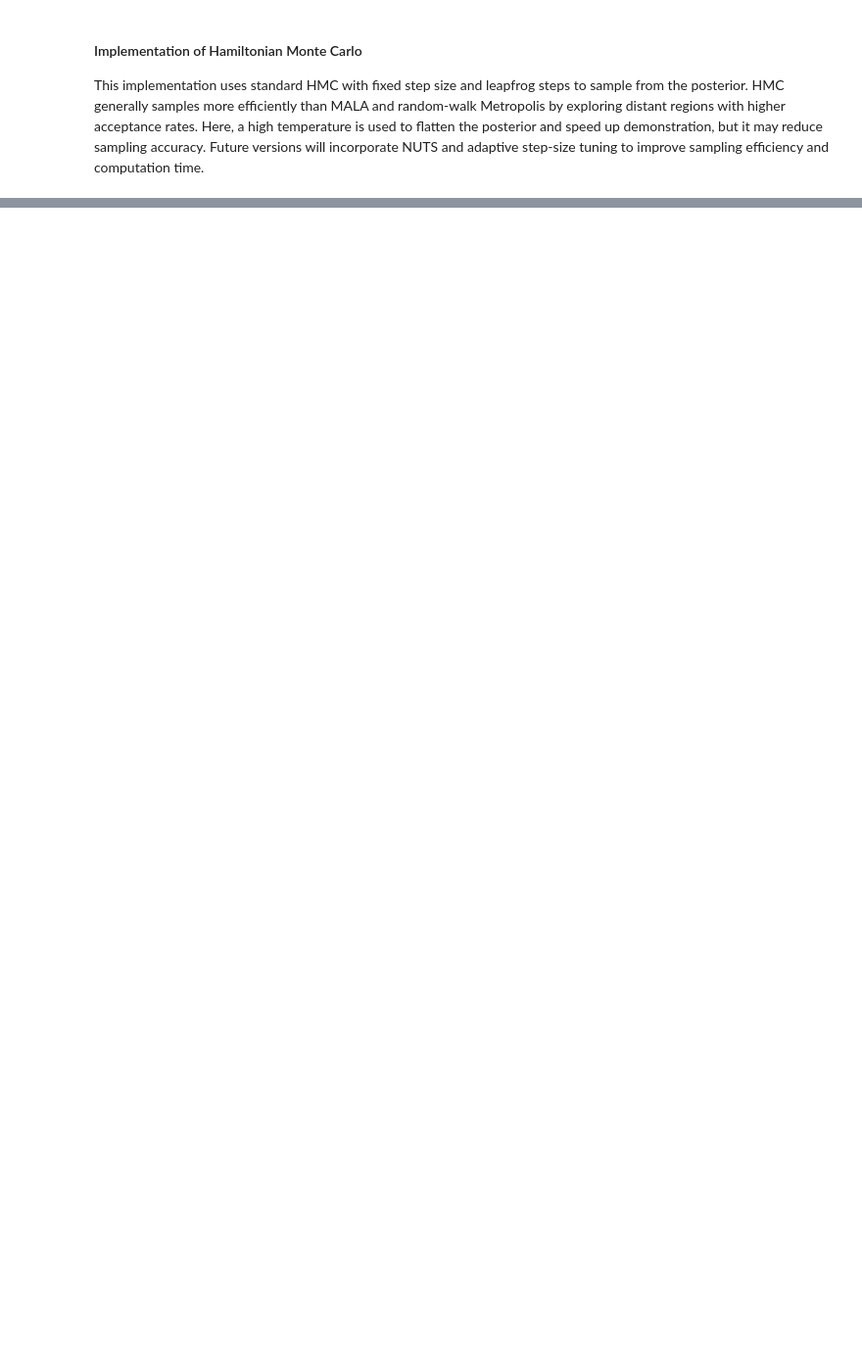
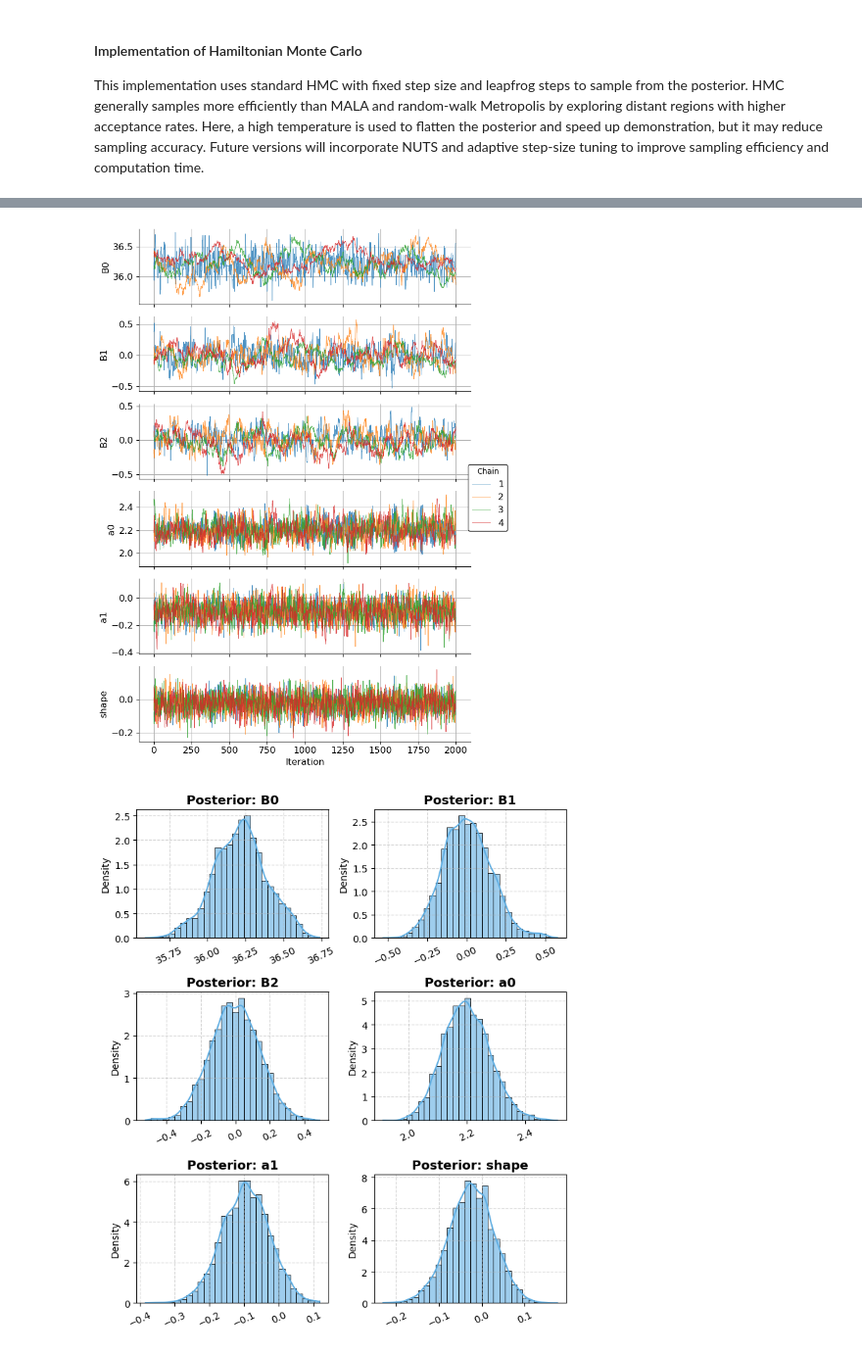
Before and after one commit to Nischalcs50/nsEVDx, a Jupyter notebook: examples/example_GEV.ipynb, the cells around one changed output, grey strips where cells are left out. Shown at 98% size. Cells and saved outputs as stored; diff of their text form; code cells hidden in the pictures; blank space fills up the shorter version.

```diff
--- a/examples/example_GEV.ipynb
+++ b/examples/example_GEV.ipynb
@@ -309,4 +384,14 @@ samples, a_rate = sampler.MH_Hmc(
 # %%
+samples = result['chains']
+sample_all_chains = np.vstack(samples)
+r_hat = result['r_hats']
+a_rate = result['acceptance_rates']
+step_sizes = result['step_sizes']
+divergences = result['divergences']
 print(f"acceptance_rate : {a_rate}")
+print(f"r_hat : {r_hat}")
+print(f"step_sizes : {step_sizes}")
+print(f"divergences : {divergences}")
 np.set_printoptions(suppress=True, precision=6)
-print(f"Sample mean : {samples.mean(axis=0)}")
+sample_mean = sample_all_chains.mean(axis=0)
+print(f"Sample mean : {sample_mean}")
@@ -313,3 +404,6 @@ print(f"Sample mean : {samples.mean(axis=0)}")
 # %%
-ns.plot_trace(samples, config, fig_size=(10, 10))
-ns.plot_posterior(samples, config, fig_size=(10, 10))
+ns.plot_trace(samples, config, fig_size=(7, 10))
+ns.plot_posterior(samples, config, fig_size=(7, 8))
+# %% [output]
+[figure, added]
+[figure, added]
```
Also changed, not shown: parts of 12 cells of this notebook, 10 other files.
